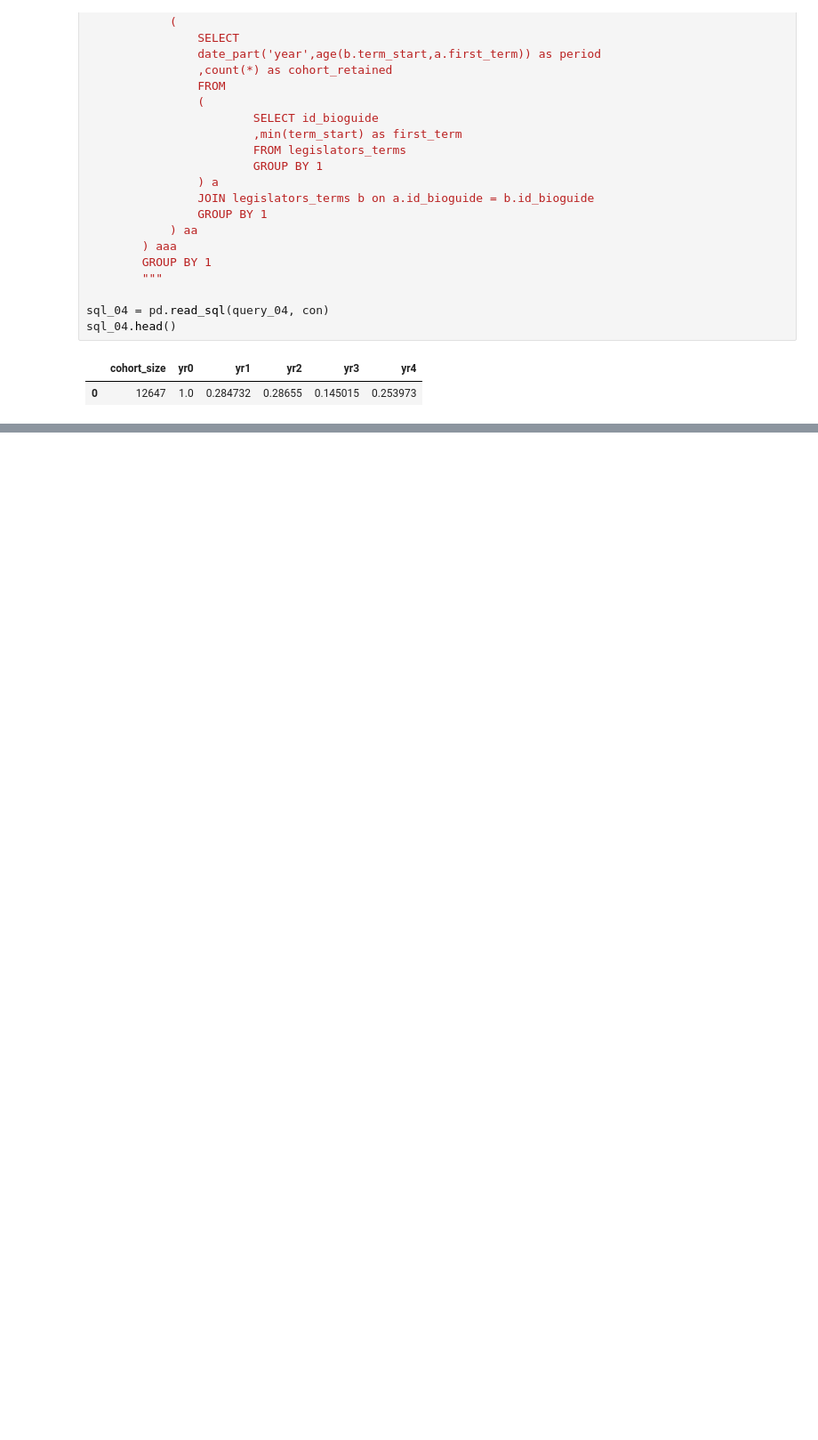
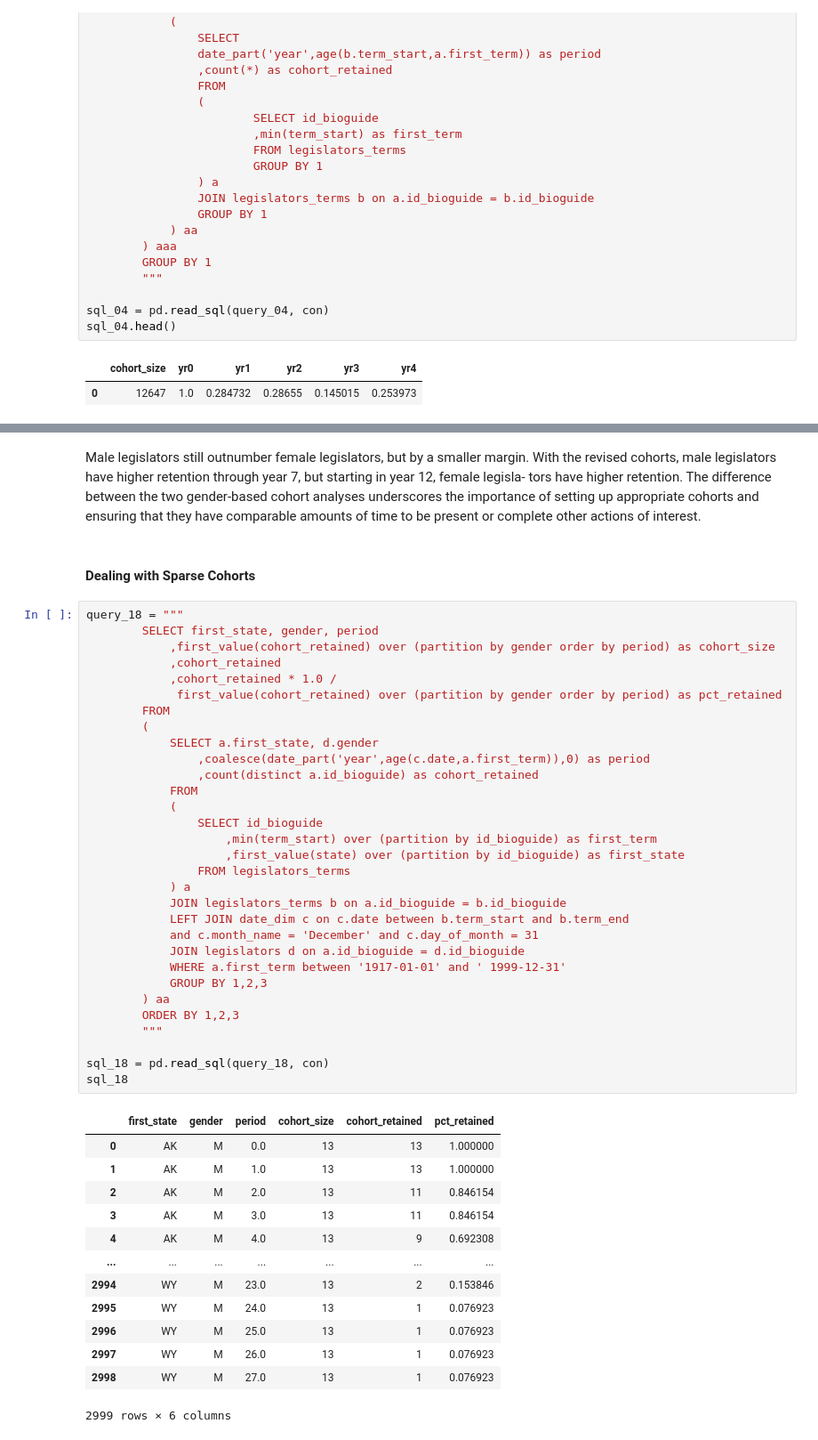
Before and after one commit to mittwoch09/Today-I-Learned, a Jupyter notebook: DataAnalysis/CohortAnalysis/cohort-analysis.ipynb, the cells around one changed output, grey strips where cells are left out. Shown at 89% size. Cells and saved outputs as stored; diff of their text form; blank space fills up the shorter version.

```diff
--- a/DataAnalysis/CohortAnalysis/cohort-analysis.ipynb
+++ b/DataAnalysis/CohortAnalysis/cohort-analysis.ipynb
@@ -192,0 +697,49 @@ While we could pick another day, **December 31** is a strategy for normalizing a
+# %% [markdown]
+Male legislators still outnumber female legislators, but by a smaller margin. With the revised cohorts, male legislators have higher retention through year 7, but starting in year 12, female legisla‐ tors have higher retention. The difference between the two gender-based cohort analyses underscores the importance of setting up appropriate cohorts and ensuring that they have comparable amounts of time to be present or complete other actions of interest.
+# %% [markdown]
+#### Dealing with Sparse Cohorts
+# %%
+query_18 = """
+        SELECT first_state, gender, period
+            ,first_value(cohort_retained) over (partition by gender order by period) as cohort_size
+            ,cohort_retained
+            ,cohort_retained * 1.0 /
+             first_value(cohort_retained) over (partition by gender order by period) as pct_retained
+        FROM
+        (
+            SELECT a.first_state, d.gender
+                ,coalesce(date_part('year',age(c.date,a.first_term)),0) as period
+                ,count(distinct a.id_bioguide) as cohort_retained
+            FROM
+            (
+                SELECT id_bioguide
+                    ,min(term_start) over (partition by id_bioguide) as first_term
+                    ,first_value(state) over (partition by id_bioguide) as first_state
+                FROM legislators_terms
+            ) a
+            JOIN legislators_terms b on a.id_bioguide = b.id_bioguide
+            LEFT JOIN date_dim c on c.date between b.term_start and b.term_end
+            and c.month_name = 'December' and c.day_of_month = 31
+            JOIN legislators d on a.id_bioguide = d.id_bioguide
+            WHERE a.first_term between '1917-01-01' and ' 1999-12-31'
+            GROUP BY 1,2,3
+        ) aa
+        ORDER BY 1,2,3
+        """
+
+sql_18 = pd.read_sql(query_18, con)
+sql_18
+# %% [output]
+|  | first_state | gender | period | cohort_size | cohort_retained | pct_retained |
+| 0 | AK | M | 0.0 | 13 | 13 | 1.000000 |
+| 1 | AK | M | 1.0 | 13 | 13 | 1.000000 |
+| 2 | AK | M | 2.0 | 13 | 11 | 0.846154 |
+| 3 | AK | M | 3.0 | 13 | 11 | 0.846154 |
+| 4 | AK | M | 4.0 | 13 | 9 | 0.692308 |
+| ... | ... | ... | ... | ... | ... | ... |
+| 2994 | WY | M | 23.0 | 13 | 2 | 0.153846 |
+| 2995 | WY | M | 24.0 | 13 | 1 | 0.076923 |
+| 2996 | WY | M | 25.0 | 13 | 1 | 0.076923 |
+| 2997 | WY | M | 26.0 | 13 | 1 | 0.076923 |
+| 2998 | WY | M | 27.0 | 13 | 1 | 0.076923 |
+2999 rows × 6 columns
```
Also changed, not shown: parts of 77 cells of this notebook.
